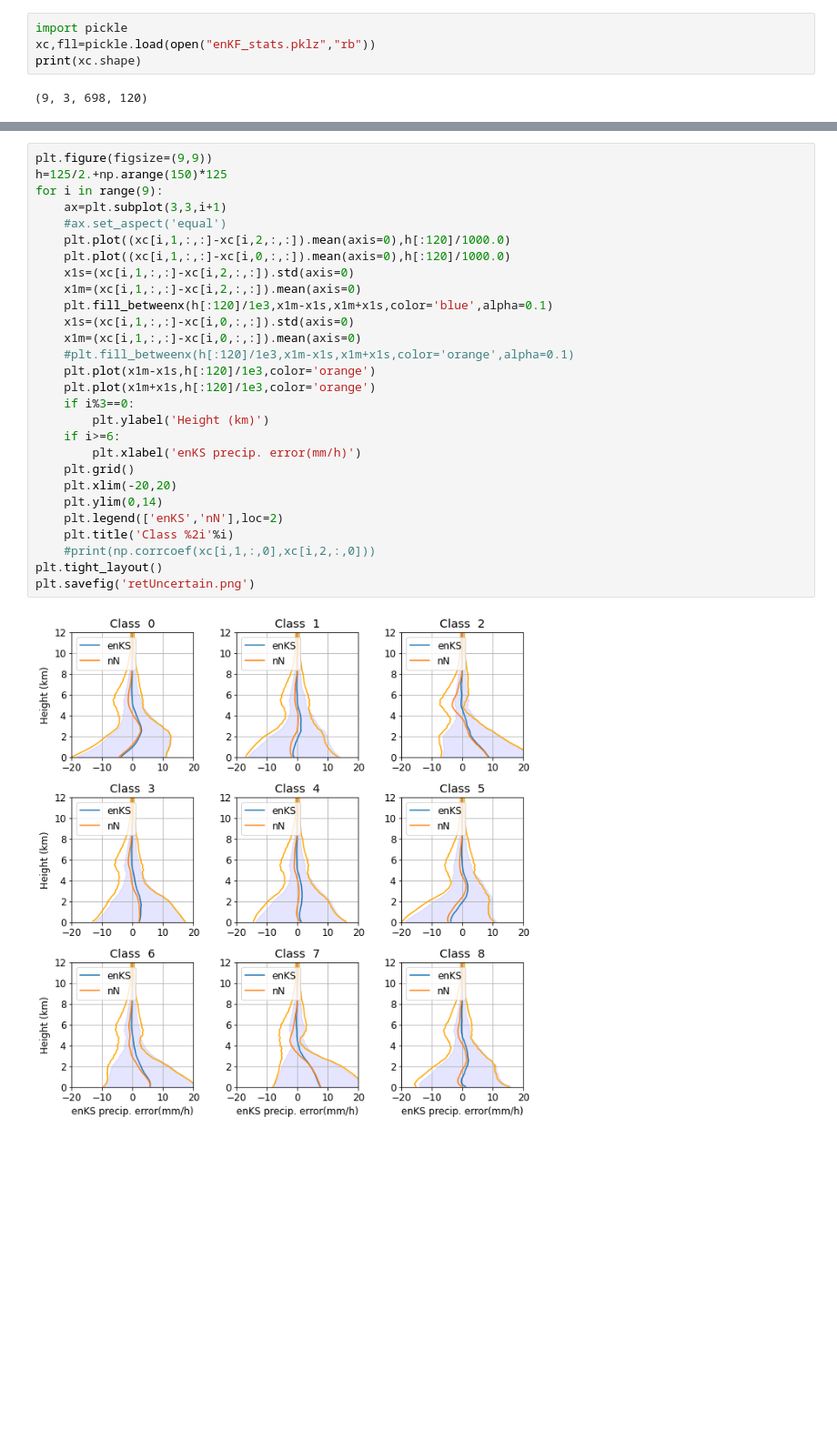
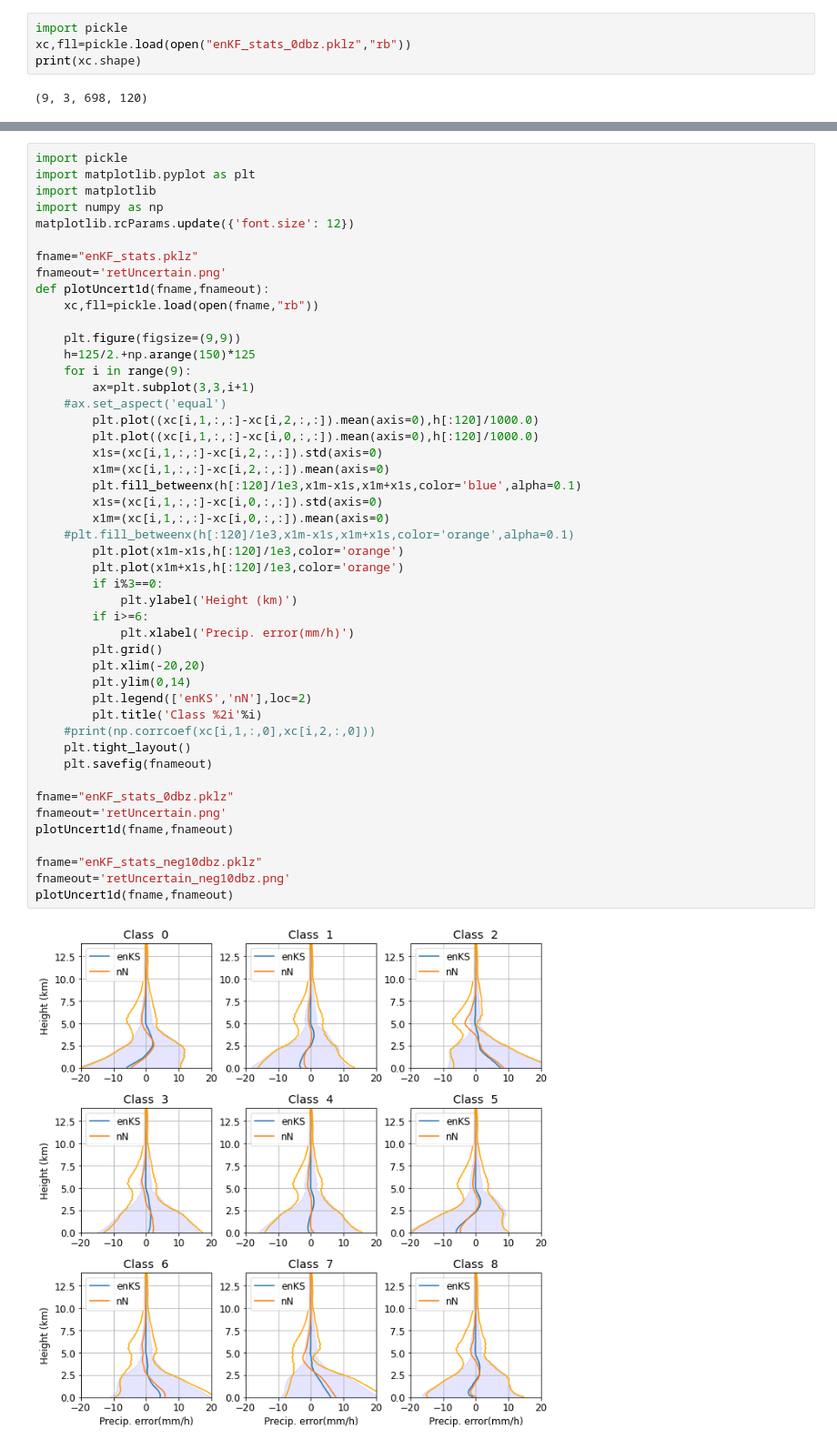
Before and after one commit to mgrecu35/ensGN, a Jupyter notebook: paperRST.ipynb, the cells around one changed output, grey strips where cells are left out. Shown at 91% size. Cells and saved outputs as stored; diff of their text form; blank space fills up the shorter version.

```diff
--- a/paperRST.ipynb
+++ b/paperRST.ipynb
@@ -230,6 +243,6 @@ pickle.dump([xc,np.array(fll)],open("enKF_stats.pklz","wb"))
 # %%
 import pickle
-xc,fll=pickle.load(open("enKF_stats.pklz","rb"))
+xc,fll=pickle.load(open("enKF_stats_0dbz.pklz","rb"))
 print(xc.shape)
 # %% [output]
 (9, 3, 698, 120)
@@ -260,30 +288,49 @@ plt.savefig('scatterPlot.png')
 # %%
-plt.figure(figsize=(9,9))
-h=125/2.+np.arange(150)*125
-for i in range(9):
-    ax=plt.subplot(3,3,i+1)
+import pickle
+import matplotlib.pyplot as plt
+import matplotlib
+import numpy as np
+matplotlib.rcParams.update({'font.size': 12})
+
+fname="enKF_stats.pklz"
+fnameout='retUncertain.png'
+def plotUncert1d(fname,fnameout):
+    xc,fll=pickle.load(open(fname,"rb"))
+
+    plt.figure(figsize=(9,9))
+    h=125/2.+np.arange(150)*125
+    for i in range(9):
+        ax=plt.subplot(3,3,i+1)
     #ax.set_aspect('equal')
-    plt.plot((xc[i,1,:,:]-xc[i,2,:,:]).mean(axis=0),h[:120]/1000.0)
-    plt.plot((xc[i,1,:,:]-xc[i,0,:,:]).mean(axis=0),h[:120]/1000.0)
-    x1s=(xc[i,1,:,:]-xc[i,2,:,:]).std(axis=0)
-    x1m=(xc[i,1,:,:]-xc[i,2,:,:]).mean(axis=0)
-    plt.fill_betweenx(h[:120]/1e3,x1m-x1s,x1m+x1s,color='blue',alpha=0.1)
-    x1s=(xc[i,1,:,:]-xc[i,0,:,:]).std(axis=0)
-    x1m=(xc[i,1,:,:]-xc[i,0,:,:]).mean(axis=0)
+        plt.plot((xc[i,1,:,:]-xc[i,2,:,:]).mean(axis=0),h[:120]/1000.0)
+        plt.plot((xc[i,1,:,:]-xc[i,0,:,:]).mean(axis=0),h[:120]/1000.0)
+        x1s=(xc[i,1,:,:]-xc[i,2,:,:]).std(axis=0)
+        x1m=(xc[i,1,:,:]-xc[i,2,:,:]).mean(axis=0)
+        plt.fill_betweenx(h[:120]/1e3,x1m-x1s,x1m+x1s,color='blue',alpha=0.1)
+        x1s=(xc[i,1,:,:]-xc[i,0,:,:]).std(axis=0)
+        x1m=(xc[i,1,:,:]-xc[i,0,:,:]).mean(axis=0)
     #plt.fill_betweenx(h[:120]/1e3,x1m-x1s,x1m+x1s,color='orange',alpha=0.1)
-    plt.plot(x1m-x1s,h[:120]/1e3,color='orange')
-    plt.plot(x1m+x1s,h[:120]/1e3,color='orange')
-    if i%3==0:
-        plt.ylabel('Height (km)')
-    if i>=6:
-        plt.xlabel('enKS precip. error(mm/h)')
-    plt.grid()
-    plt.xlim(-20,20)
-    plt.ylim(0,14)
-    plt.legend(['enKS','nN'],loc=2)
-    plt.title('Class %2i'%i)
+        plt.plot(x1m-x1s,h[:120]/1e3,color='orange')
+        plt.plot(x1m+x1s,h[:120]/1e3,color='orange')
+        if i%3==0:
+            plt.ylabel('Height (km)')
+        if i>=6:
+            plt.xlabel('Precip. error(mm/h)')
+        plt.grid()
+        plt.xlim(-20,20)
+        plt.ylim(0,14)
+        plt.legend(['enKS','nN'],loc=2)
+        plt.title('Class %2i'%i)
     #print(np.corrcoef(xc[i,1,:,0],xc[i,2,:,0]))
-plt.tight_layout()
-plt.savefig('retUncertain.png')
+    plt.tight_layout()
+    plt.savefig(fnameout)
+
+fname="enKF_stats_0dbz.pklz"
+fnameout='retUncertain.png'
+plotUncert1d(fname,fnameout)
+
+fname="enKF_stats_neg10dbz.pklz"
+fnameout='retUncertain_neg10dbz.png'
+plotUncert1d(fname,fnameout)
 # %% [output]
-[figure, old version]
+[figure, new version]
```
Also changed, not shown: parts of 15 cells of this notebook, 6 other files.
